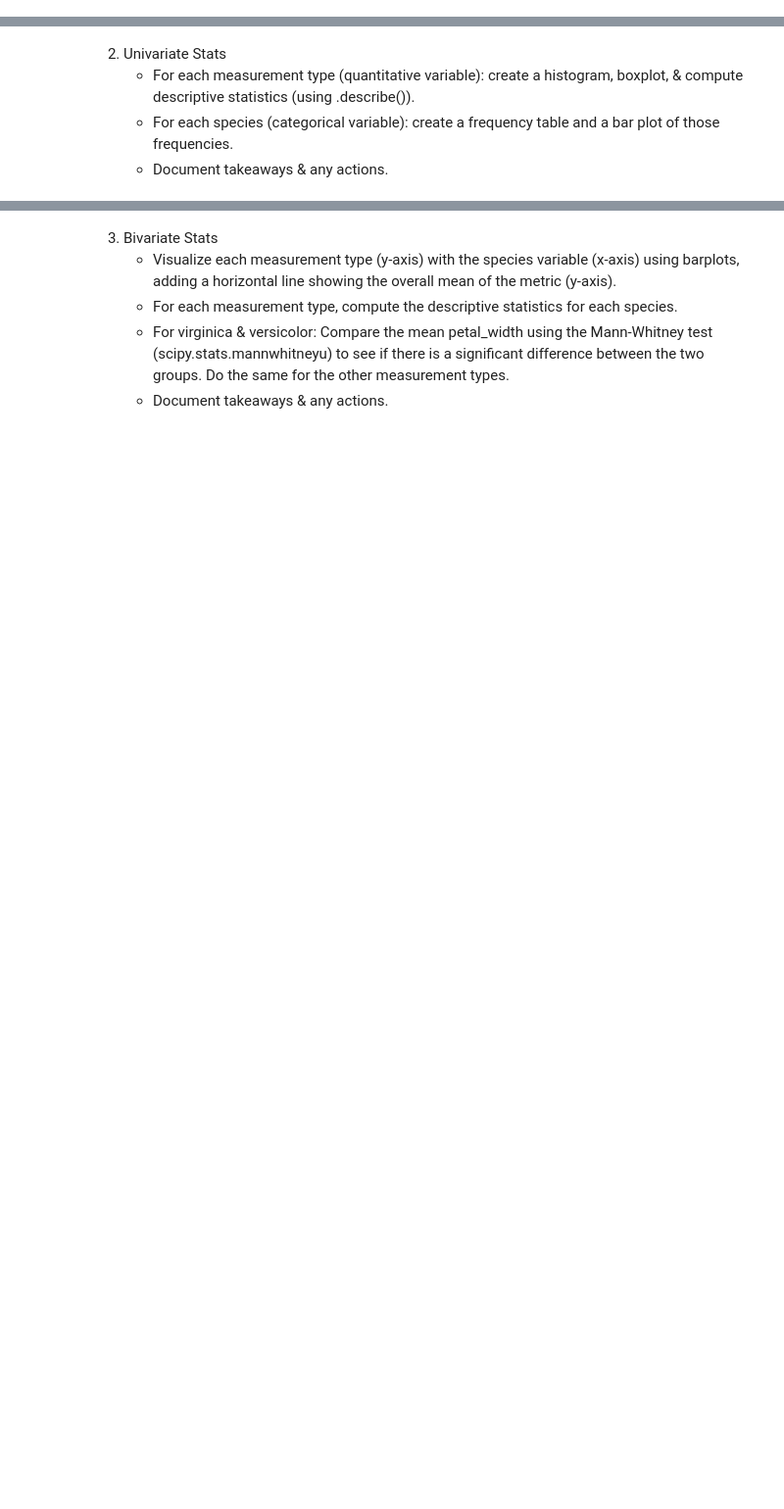
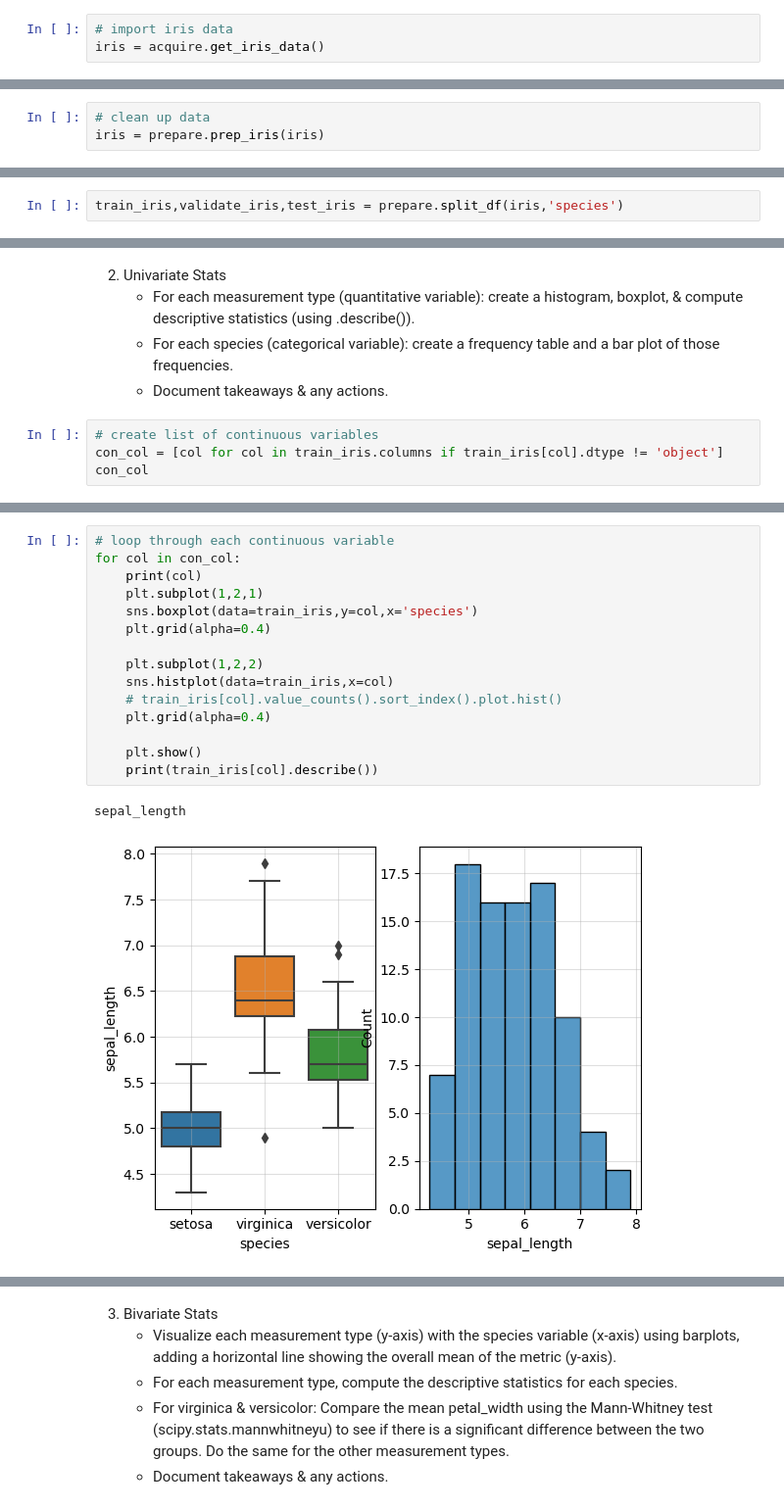
Before and after one commit to Michael-Nelson361/classification-exercises, a Jupyter notebook: explore.ipynb, the cells around one changed output, grey strips where cells are left out. Shown at 98% size. Cells and saved outputs as stored; diff of their text form; blank space fills up the shorter version.

Commit message:
Completed most section 1 exercises Imported libraries Went through acquisition and preparation phases Analyzed univariate stats Analyzed bivariate stats Began analysis of multivariate stats

```diff
--- a/explore.ipynb
+++ b/explore.ipynb
@@ -9,0 +31,3 @@ Do these exercises in `explore.ipynb` notebook. As always, add, commit, and pu
+# %%
+# import iris data
+iris = acquire.get_iris_data()
@@ -9,0 +57,3 @@ Do these exercises in `explore.ipynb` notebook. As always, add, commit, and pu
+# %%
+# clean up data
+iris = prepare.prep_iris(iris)
@@ -9,0 +69,2 @@ Do these exercises in `explore.ipynb` notebook. As always, add, commit, and pu
+# %%
+train_iris,validate_iris,test_iris = prepare.split_df(iris,'species')
@@ -12,3 +82,7 @@ Do these exercises in `explore.ipynb` notebook. As always, add, commit, and pu
     - For each measurement type (quantitative variable): create a histogram, boxplot, & compute descriptive statistics (using .describe()).
     - For each species (categorical variable): create a frequency table and a bar plot of those frequencies.
     - Document takeaways & any actions.
+# %%
+# create list of continuous variables
+con_col = [col for col in train_iris.columns if train_iris[col].dtype != 'object']
+con_col
@@ -14,0 +97,18 @@ Do these exercises in `explore.ipynb` notebook. As always, add, commit, and pu
+# %%
+# loop through each continuous variable
+for col in con_col:
+    print(col)
+    plt.subplot(1,2,1)
+    sns.boxplot(data=train_iris,y=col,x='species')
+    plt.grid(alpha=0.4)
+
+    plt.subplot(1,2,2)
+    sns.histplot(data=train_iris,x=col)
+    # train_iris[col].value_counts().sort_index().plot.hist()
+    plt.grid(alpha=0.4)
+
+    plt.show()
+    print(train_iris[col].describe())
+# %% [output]
+sepal_length
+[figure, added]
```
Also changed, not shown: parts of 21 cells of this notebook.
